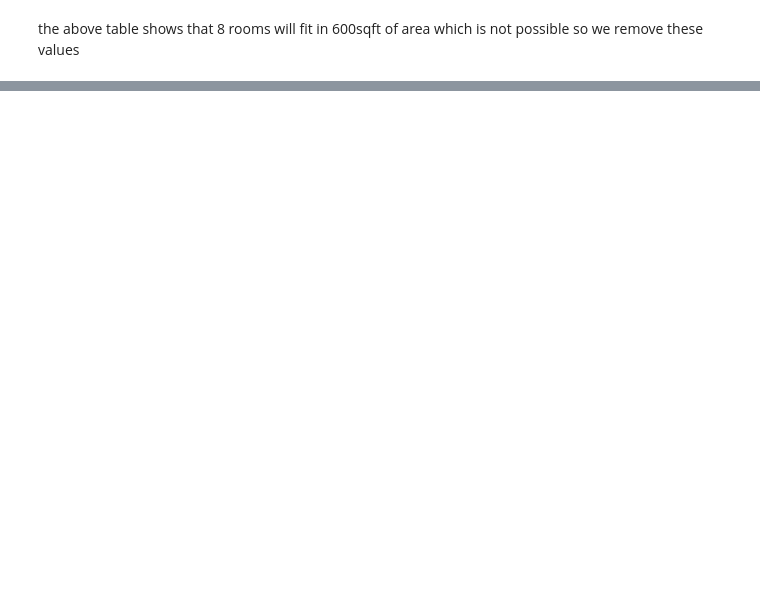
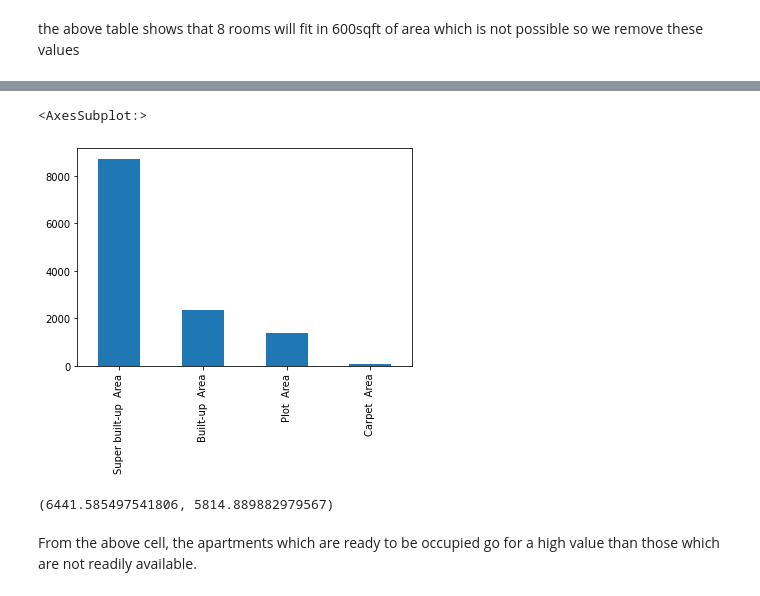
Before and after one commit to Ak27-18/Bengaluru-Housing-Price, a Jupyter notebook: Housing Price.ipynb, the cells around one changed output, grey strips where cells are left out. Saved outputs shown, nothing was run; the diff lists cells and outputs as text; code cells hidden in the pictures; blank space fills up the shorter version.

```diff
--- a/Housing Price.ipynb
+++ b/Housing Price.ipynb
@@ -293,0 +229,3 @@ data2.head(10)
+# %%
+df2=df[~((df['total_sqft']/df['size'])<300)]
+df2.head(10)
@@ -298,0 +249,2 @@ data2 shape = (12502, 7)
+# %%
+df = df2.copy()
@@ -298,0 +269,2 @@ data2 shape = (12502, 7)
+# %%
+df.drop('price',axis=1,inplace=True)
@@ -298,0 +287,11 @@ data2 shape = (12502, 7)
+# %%
+df['area_type'].value_counts().plot(kind='bar')
+# %% [output]
+<AxesSubplot:>
+[figure, added]
+# %%
+df[df['availability']=='Ready To Move']['price_per_sqft'].mean(),df[~(df['availability']=='Ready To Move')]['price_per_sqft'].mean()
+# %% [output]
+(6441.585497541806, 5814.889882979567)
+# %% [markdown]
+From the above cell, the apartments which are ready to be occupied go for a high value than those which are not readily available.
```
Also changed, not shown: parts of 106 cells of this notebook.
